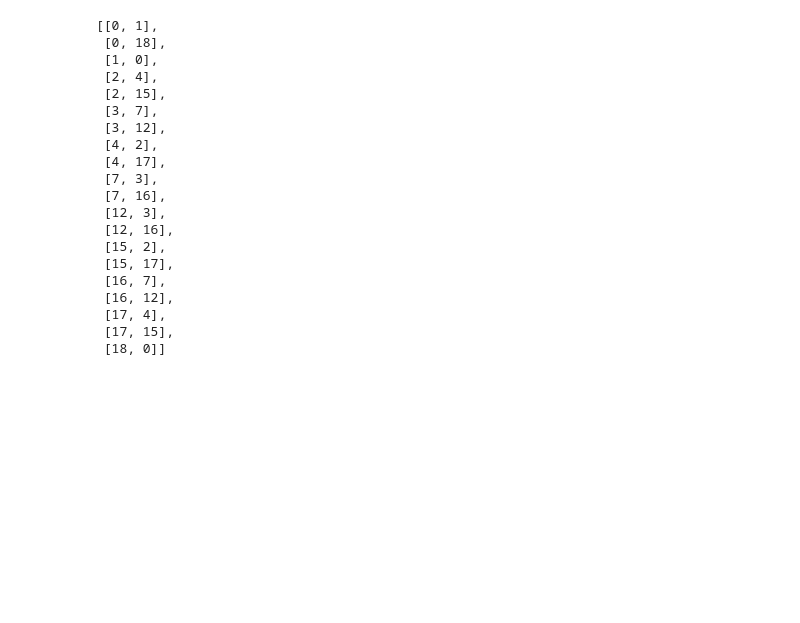
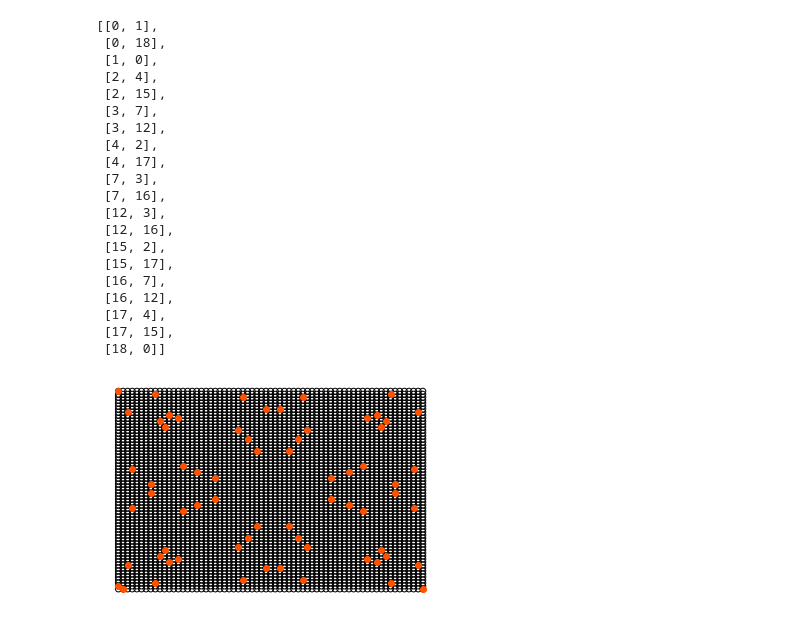
Before and after one commit to James-rg/Finite_Fields, a Jupyter notebook: Unit_Circles_ScatterPlot.ipynb, the cells around one changed output. Saved outputs shown, nothing was run; the diff lists cells and outputs as text; code cells hidden in the pictures; blank space fills up the shorter version.

```diff
--- a/Unit_Circles_ScatterPlot.ipynb
+++ b/Unit_Circles_ScatterPlot.ipynb
@@ -53,3 +53,15 @@ circle
  [17, 4],
  [17, 15],
  [18, 0]]
+# %%
+
+circle = np.array(circle)
+
+plt.scatter(xy[:,0],xy[:,1],marker = "o", facecolors='none', edgecolors='black')
+plt.scatter(circle[:,0],circle[:,1],marker = "o",color = '#FF5200')
+plt.axis('off')
+#plt.rcParams["figure.figsize"] = (20,20)
+#plt.figure(figsize=(500, 500), dpi=800)
+plt.show()
+# %% [output]
+[figure, added]
```
Also changed, not shown: parts of 10 cells of this notebook.
